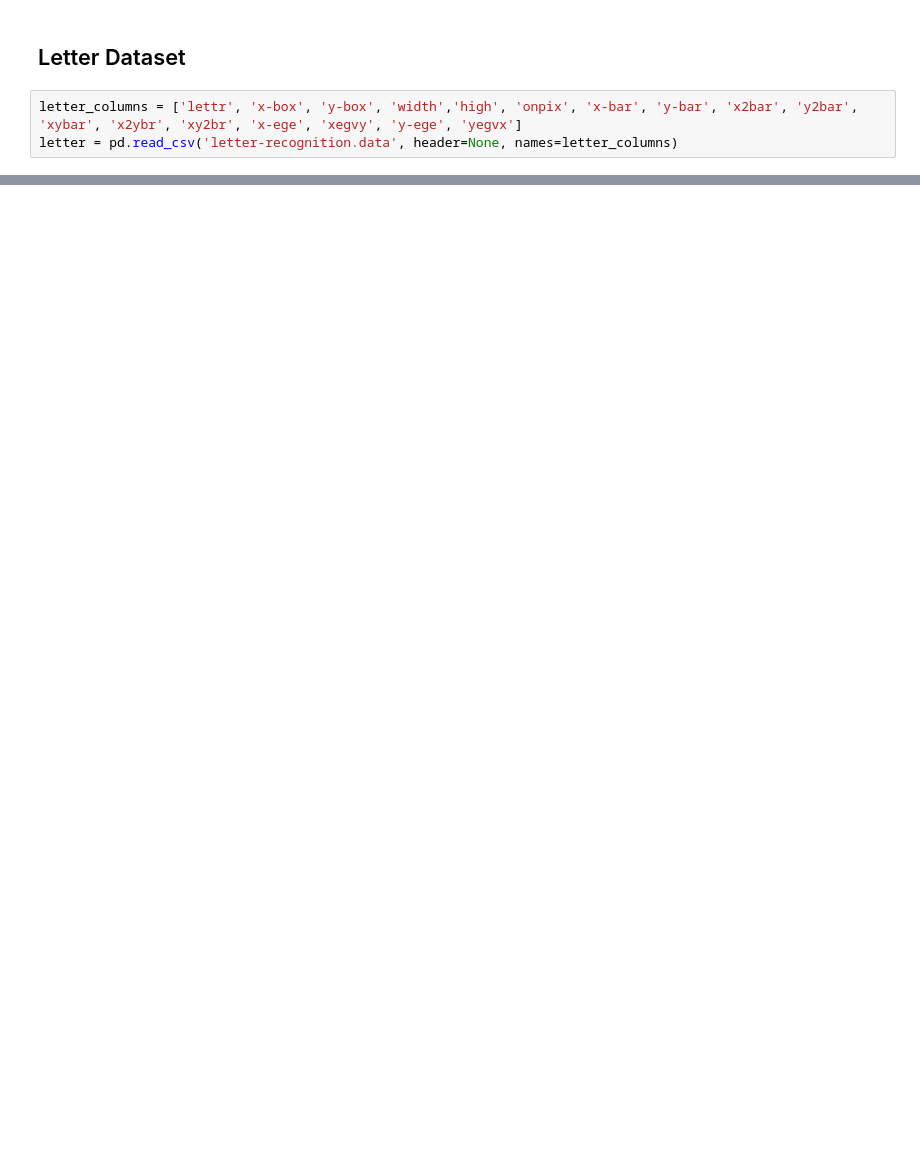
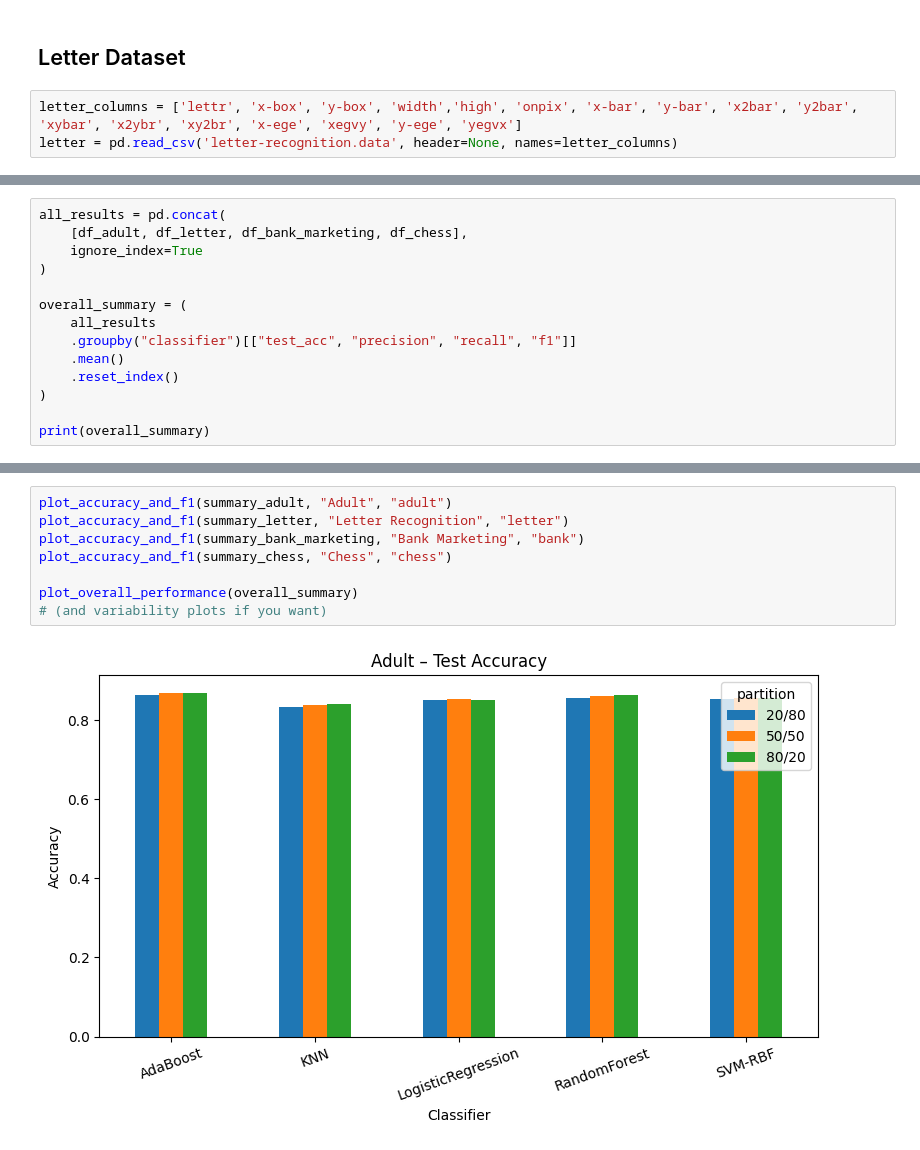
Before and after one commit to AnthonyAbumanneh/ML-model-comparison-study, a Jupyter notebook: MLCCPA.ipynb, the cells around one changed output, grey strips where cells are left out. Saved outputs shown, nothing was run; the diff lists cells and outputs as text; blank space fills up the shorter version.

```diff
--- a/MLCCPA.ipynb
+++ b/MLCCPA.ipynb
@@ -447,0 +716,14 @@ print(summary_Heart_disease)
+# %%
+all_results = pd.concat(
+    [df_adult, df_letter, df_bank_marketing, df_chess],
+    ignore_index=True
+)
+
+overall_summary = (
+    all_results
+    .groupby("classifier")[["test_acc", "precision", "recall", "f1"]]
+    .mean()
+    .reset_index()
+)
+
+print(overall_summary)
@@ -447,0 +769,10 @@ print(summary_Heart_disease)
+# %%
+plot_accuracy_and_f1(summary_adult, "Adult", "adult")
+plot_accuracy_and_f1(summary_letter, "Letter Recognition", "letter")
+plot_accuracy_and_f1(summary_bank_marketing, "Bank Marketing", "bank")
+plot_accuracy_and_f1(summary_chess, "Chess", "chess")
+
+plot_overall_performance(overall_summary)
+# (and variability plots if you want)
+# %% [output]
+[figure, added]
```
Also changed, not shown: parts of 55 cells of this notebook.
